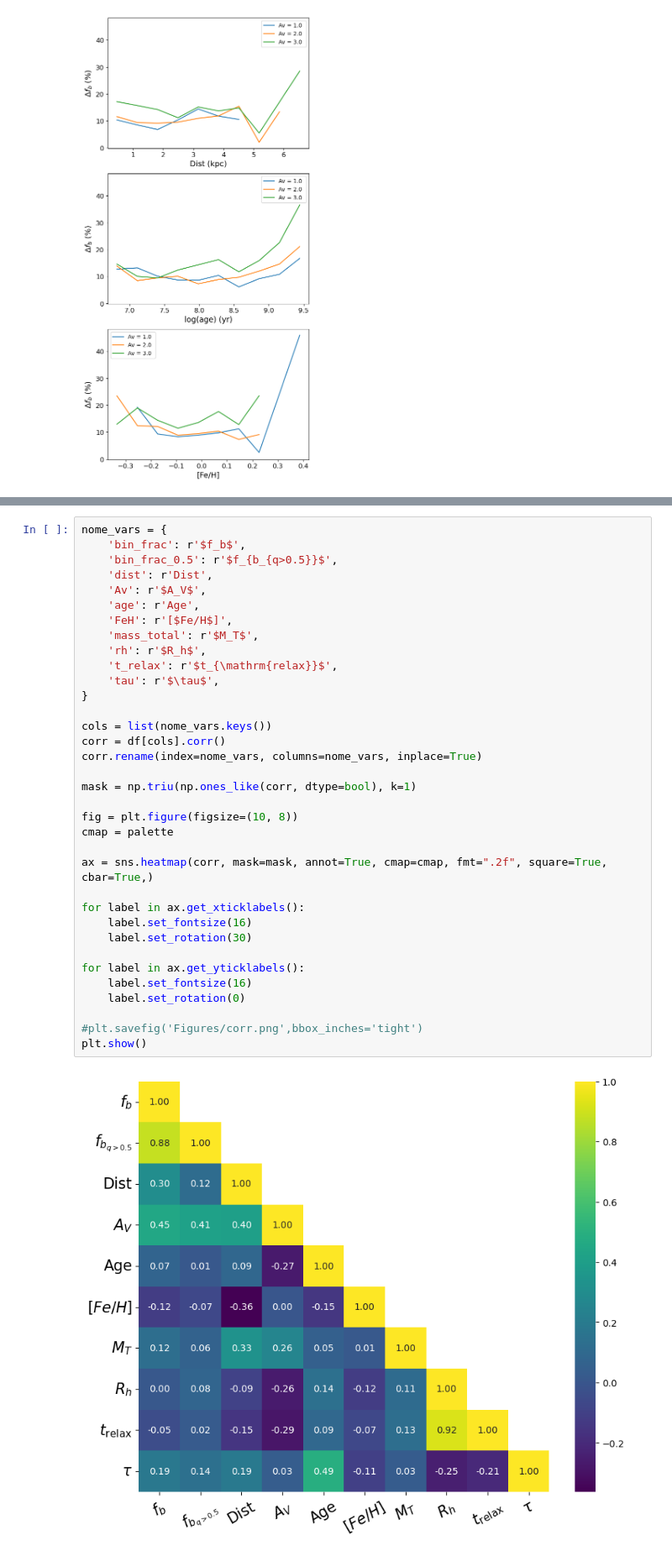
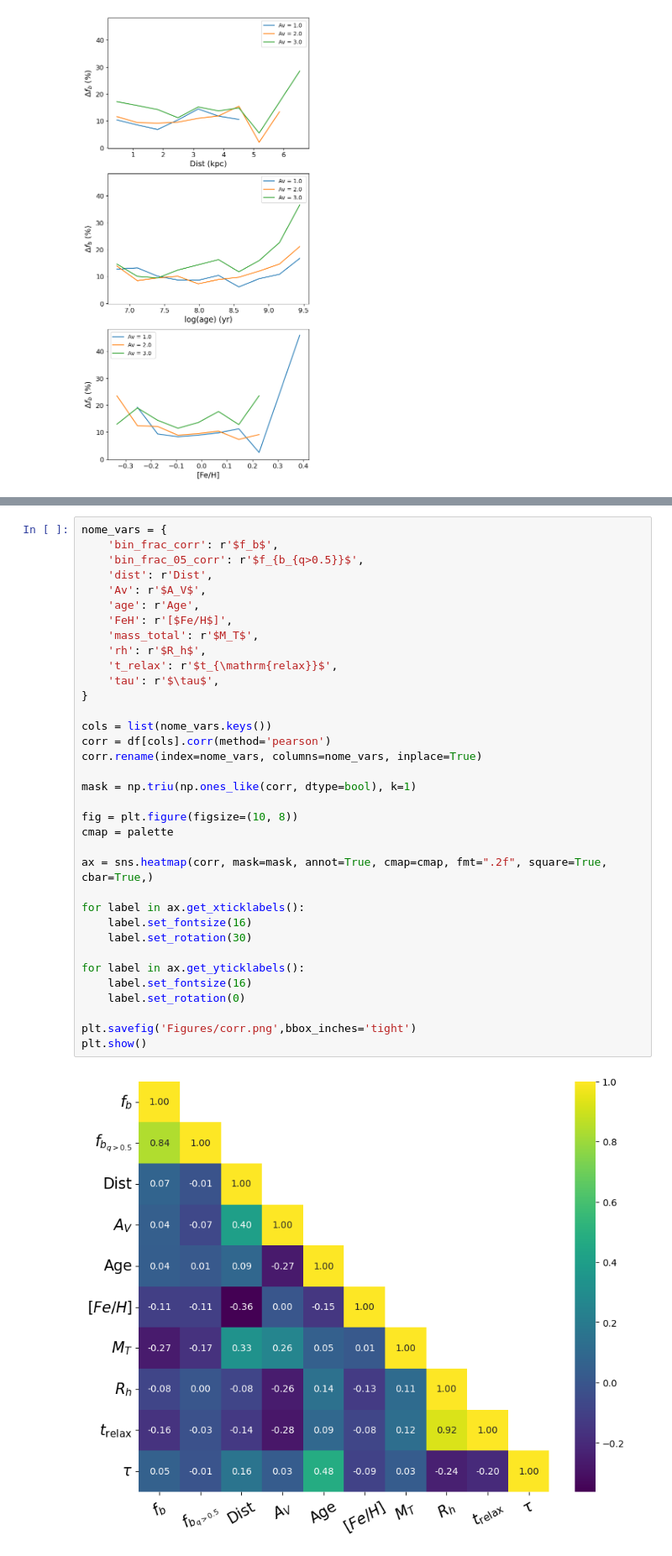
Before and after one commit to RuanPH26/stellar_multiplicity_in_open_clusters, a Jupyter notebook: data_description.ipynb, the cells around one changed output, grey strips where cells are left out. Shown at 84% size. Cells and saved outputs as stored; diff of their text form.

```diff
--- a/data_description.ipynb
+++ b/data_description.ipynb
@@ -241,37 +258,37 @@ plt.show()
 # %%
 nome_vars = {
-    'bin_frac': r'$f_b$',
-    'bin_frac_0.5': r'$f_{b_{q>0.5}}$',
+    'bin_frac_corr': r'$f_b$',
+    'bin_frac_05_corr': r'$f_{b_{q>0.5}}$',
     'dist': r'Dist',
     'Av': r'$A_V$',
     'age': r'Age',
     'FeH': r'[$Fe/H$]',
     'mass_total': r'$M_T$',
     'rh': r'$R_h$',
     't_relax': r'$t_{\mathrm{relax}}$',
     'tau': r'$\tau$',
 }
 
 cols = list(nome_vars.keys())
-corr = df[cols].corr()
+corr = df[cols].corr(method='pearson')
 corr.rename(index=nome_vars, columns=nome_vars, inplace=True)
 
 mask = np.triu(np.ones_like(corr, dtype=bool), k=1)
 
 fig = plt.figure(figsize=(10, 8))
 cmap = palette
 
 ax = sns.heatmap(corr, mask=mask, annot=True, cmap=cmap, fmt=".2f", square=True, cbar=True,)
 
 for label in ax.get_xticklabels():
     label.set_fontsize(16)
     label.set_rotation(30)
 
 for label in ax.get_yticklabels():
     label.set_fontsize(16)
     label.set_rotation(0)
 
-#plt.savefig('Figures/corr.png',bbox_inches='tight')
+plt.savefig('Figures/corr.png',bbox_inches='tight')
 plt.show()
 # %% [output]
-[figure, old version]
+[figure, new version]
```
Also changed, not shown: parts of 14 cells of this notebook, 19 other files.
